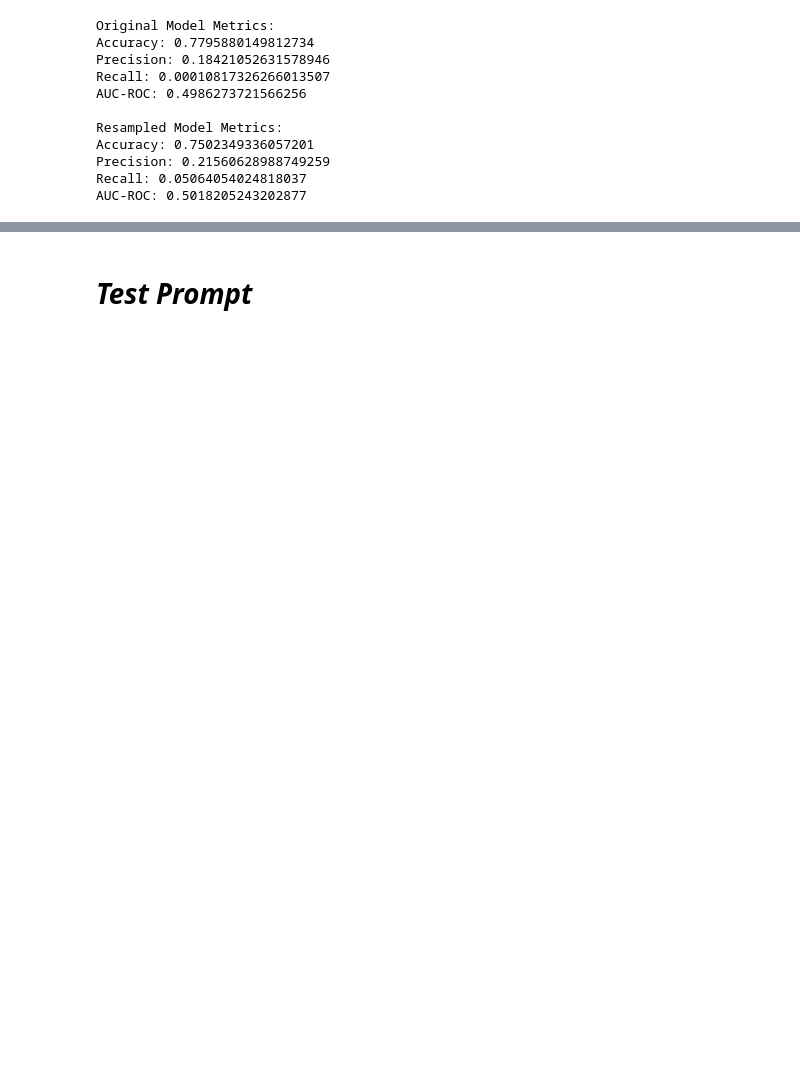
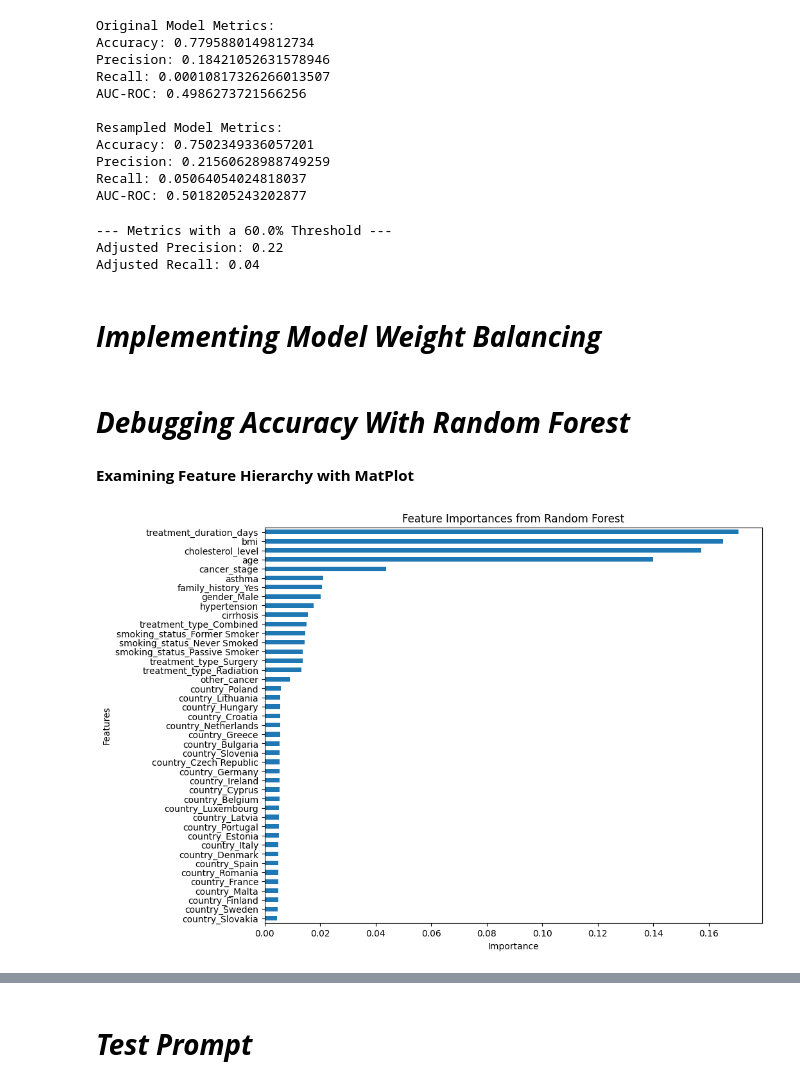
Before and after one commit to MrZuberi/Lung-Cancer-Diagnostic-Tool, a Jupyter notebook: Lung_Cancer_Predictive_Accuracy.ipynb, the cells around one changed output, grey strips where cells are left out. Saved outputs shown, nothing was run; the diff lists cells and outputs as text; code cells hidden in the pictures; blank space fills up the shorter version.

Commit message:
Finalized recall, accuracy, precision and AUC-ROC

```diff
--- a/Lung_Cancer_Predictive_Accuracy.ipynb
+++ b/Lung_Cancer_Predictive_Accuracy.ipynb
@@ -212,3 +201,74 @@ Accuracy: 0.7502349336057201
 Precision: 0.21560628988749259
 Recall: 0.05064054024818037
 AUC-ROC: 0.5018205243202877
+# %%
+from sklearn.metrics import precision_score, recall_score
+
+
+y_proba = model_resampled.predict_proba(X_test)[:, 1]
+
+new_threshold = 0.6
+
+# This says "if the probability is 0.85 or higher, predict 1, otherwise predict 0"
+y_pred_adjusted = (y_proba >= new_threshold).astype(int)
+
+
+print(f"--- Metrics with a {new_threshold * 100}% Threshold ---")
+print(f"Adjusted Precision: {precision_score(y_test, y_pred_adjusted):.2f}")
+print(f"Adjusted Recall: {recall_score(y_test, y_pred_adjusted):.2f}")
+# %% [output]
+--- Metrics with a 60.0% Threshold ---
+Adjusted Precision: 0.22
+Adjusted Recall: 0.04
+# %% [markdown]
+# ***Implementing Model Weight Balancing***
+# %%
+from sklearn.utils import class_weight
+import numpy as np
+
+weights = class_weight.compute_class_weight(
+    'balanced',
+    classes=np.unique(y_train),
+    y=y_train
+)
+class_weight_dict = dict(zip(np.unique(y_train), weights))
+print("Class Weights:", class_weight_dict)
+
+
+
+model_weighted = XGBClassifier(
+    use_label_encoder=False,
+    eval_metric='logloss',
+    scale_pos_weight=class_weight_dict[1] / class_weight_dict[0] # XGBoost uses a ratio
+)
+model_weighted.fit(X_train, y_train)
+
+
+
+prediction_probability = model_weighted.predict_proba(preprocessed_user_df)[:, 1]
+# %% [markdown]
+# ***Debugging Accuracy With Random Forest***
+# %% [markdown]
+**Examining Feature Hierarchy with MatPlot**
+# %%
+from sklearn.ensemble import RandomForestClassifier
+import pandas as pd
+import matplotlib.pyplot as plt # Import matplotlib
+
+# Un-resampled training data
+rf_model = RandomForestClassifier(n_estimators=50, random_state=42, class_weight='balanced')
+rf_model.fit(X_train, y_train)
+
+#  Highlight most important features
+importances = pd.Series(rf_model.feature_importances_, index=X_train.columns).sort_values(ascending=False)
+
+# Output graph
+plt.figure(figsize=(10, 8))
+importances.plot(kind='barh')
+plt.title('Feature Importances from Random Forest')
+plt.xlabel('Importance')
+plt.ylabel('Features')
+plt.gca().invert_yaxis() # Display the most important feature at the top
+plt.show()
+# %% [output]
+[figure, added]
```
Also changed, not shown: parts of 18 cells of this notebook.
